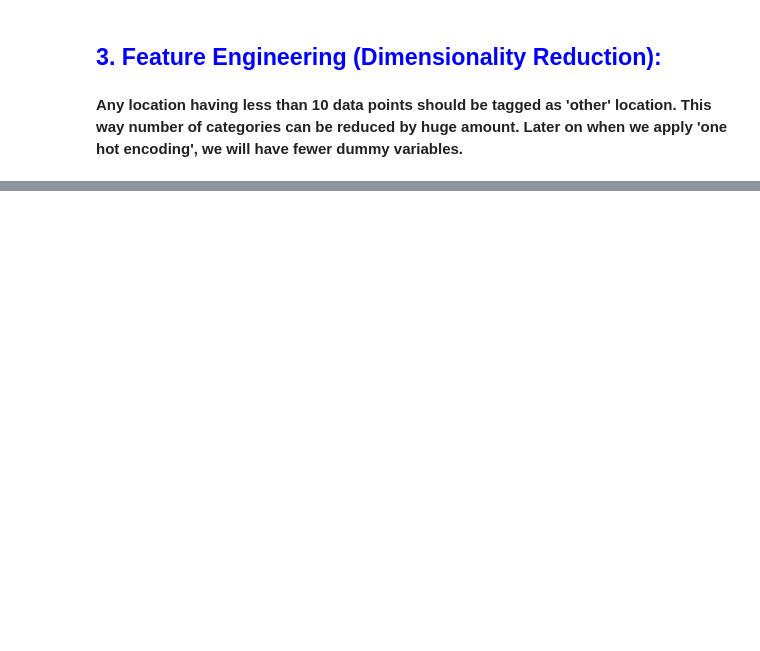
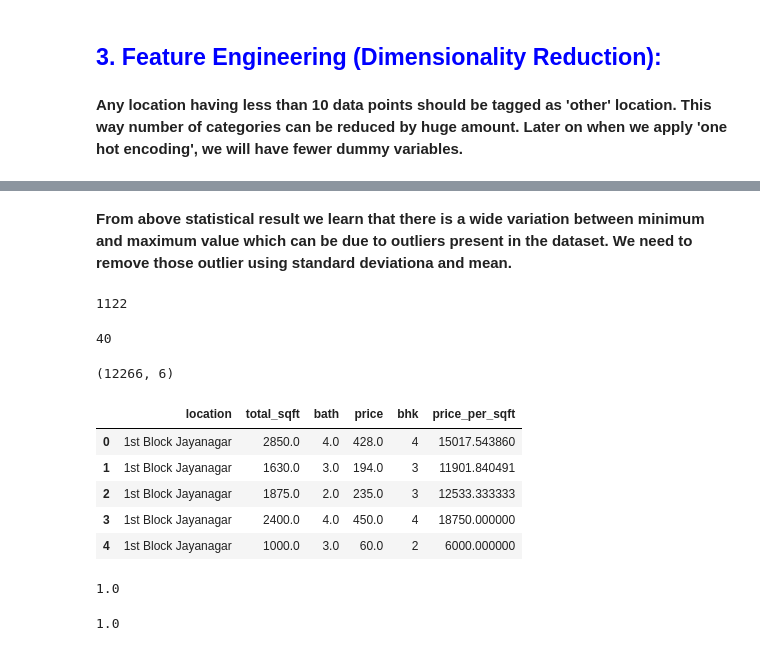
Before and after one commit to Mang-Khongsai/DataScience, a Jupyter notebook: real_estate_price_prediction/model/banagalore_home_prices_prediction_project.ipynb, the cells around one changed output, grey strips where cells are left out. Drawn from its saved outputs; the diff is of its cells as text; code cells hidden in the pictures; blank space fills up the shorter version.

```diff
--- a/real_estate_price_prediction/model/banagalore_home_prices_prediction_project.ipynb
+++ b/real_estate_price_prediction/model/banagalore_home_prices_prediction_project.ipynb
@@ -331,0 +376,39 @@ df6[df6['location']=='others'].head(3)
+# %% [markdown]
+**From above statistical result we learn that there is a wide variation between minimum and maximum value which can be due to outliers present in the dataset. We need to remove those outlier using standard deviationa and mean.**
+# %%
+len(df8[(df8.price_per_sqft > (df8.price_per_sqft.mean()+df8.price_per_sqft.std()))])
+# %% [output]
+1122
+# %%
+len(df8[(df8.price_per_sqft < (df8.price_per_sqft.mean() - df8.price_per_sqft.std()))])
+# %% [output]
+40
+# %%
+def removed_pp_sqft_outlier(df):
+    new_df = pd.DataFrame()
+    for _, loc_df in df.groupby('location'):
+        avg = np.average(loc_df.price_per_sqft)
+        stdev = np.std(loc_df.price_per_sqft)
+        reduced_df = loc_df[(loc_df.price_per_sqft > (avg - 3*stdev)) & (loc_df.price_per_sqft <= (avg + 3*stdev))]
+        new_df = pd.concat([new_df, reduced_df], ignore_index=True)
+    return new_df
+# %%
+df9 = removed_pp_sqft_outlier(df8)
+print(df9.shape)
+df9.head()
+# %% [output]
+(12266, 6)
+|  | location | total_sqft | bath | price | bhk | price_per_sqft |
+| 0 | 1st Block Jayanagar | 2850.0 | 4.0 | 428.0 | 4 | 15017.543860 |
+| 1 | 1st Block Jayanagar | 1630.0 | 3.0 | 194.0 | 3 | 11901.840491 |
+| 2 | 1st Block Jayanagar | 1875.0 | 2.0 | 235.0 | 3 | 12533.333333 |
+| 3 | 1st Block Jayanagar | 2400.0 | 4.0 | 450.0 | 4 | 18750.000000 |
+| 4 | 1st Block Jayanagar | 1000.0 | 3.0 | 60.0 | 2 | 6000.000000 |
+# %%
+np.average([1,1,1,1])
+# %% [output]
+1.0
+# %%
+np.mean([1,1,1,1])
+# %% [output]
+1.0
```
Also changed, not shown: parts of 16 cells of this notebook.
